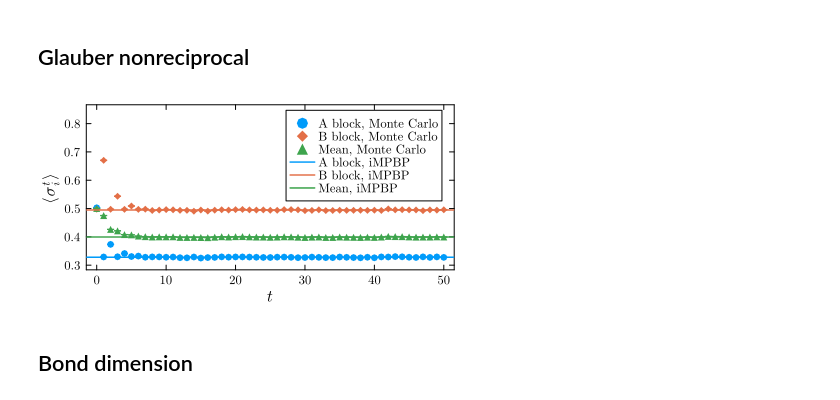
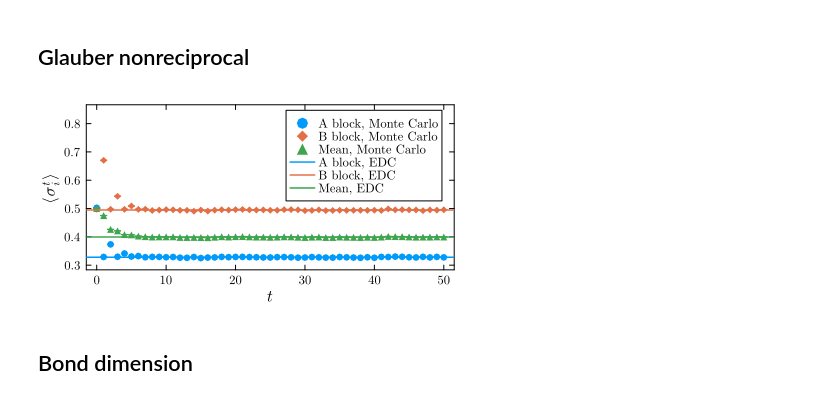
Before and after one commit to stecrotti/EternalDynamicCavity, a Jupyter notebook: scripts/plots.ipynb, the cells around one changed output. Saved outputs shown, nothing was run; the diff lists cells and outputs as text; code cells hidden in the pictures.

Commit message:
iMPBP -> EDC

```diff
--- a/scripts/plots.ipynb
+++ b/scripts/plots.ipynb
@@ -272,24 +272,24 @@ data = load("../data/glauber_nonreciprocal.jld2")
 # %%
 pl_mag = plot(; xlabel=L"t", ylabel=L"\langle \sigma_i^t \rangle")
 markersize = 3.5
 scatter!(pl_mag, 0:T, m_mcA, label="A block, Monte Carlo"; m=:o, markersize, msc=:auto)
 scatter!(pl_mag, 0:T, m_mcB, label="B block, Monte Carlo"; m=:diamond, markersize, msc=:auto)
 scatter!(pl_mag, 0:T, m_mc_mean, label="Mean, Monte Carlo"; m=:utriangle, markersize, msc=:auto)
 
 fA = 1/kA / (1/kA + 1/kB)
 fB = 1/kB / (1/kA + 1/kB)
 
 lw = 1.5
-hline!(pl_mag, m_bp[1:1], label="A block, iMPBP", c=theme_palette(:auto)[1]; lw)
-hline!(pl_mag, m_bp[2:2], label="B block, iMPBP", c=theme_palette(:auto)[2]; lw)
-hline!(pl_mag, [fA*m_bp[1:1]+fB*m_bp[2:2]], label="Mean, iMPBP", c=theme_palette(:auto)[3]; lw)
+hline!(pl_mag, m_bp[1:1], label="A block, EDC", c=theme_palette(:auto)[1]; lw)
+hline!(pl_mag, m_bp[2:2], label="B block, EDC", c=theme_palette(:auto)[2]; lw)
+hline!(pl_mag, [fA*m_bp[1:1]+fB*m_bp[2:2]], label="Mean, EDC", c=theme_palette(:auto)[3]; lw)
 
 plot!(pl_mag; size=(600,300)./scaling_single, margin=1Plots.mm,
     ylims = (0.3, 0.85),
 #  legend=:outerbottomright
 )
 # %% [output]
-[figure, old version]
+[figure, new version]
 # %%
 savefig(pl_mag, "plot_outputs/glauber_nonreciprocal.pdf");
 # %% [markdown]
```
Also changed, not shown: parts of 6 cells of this notebook.
